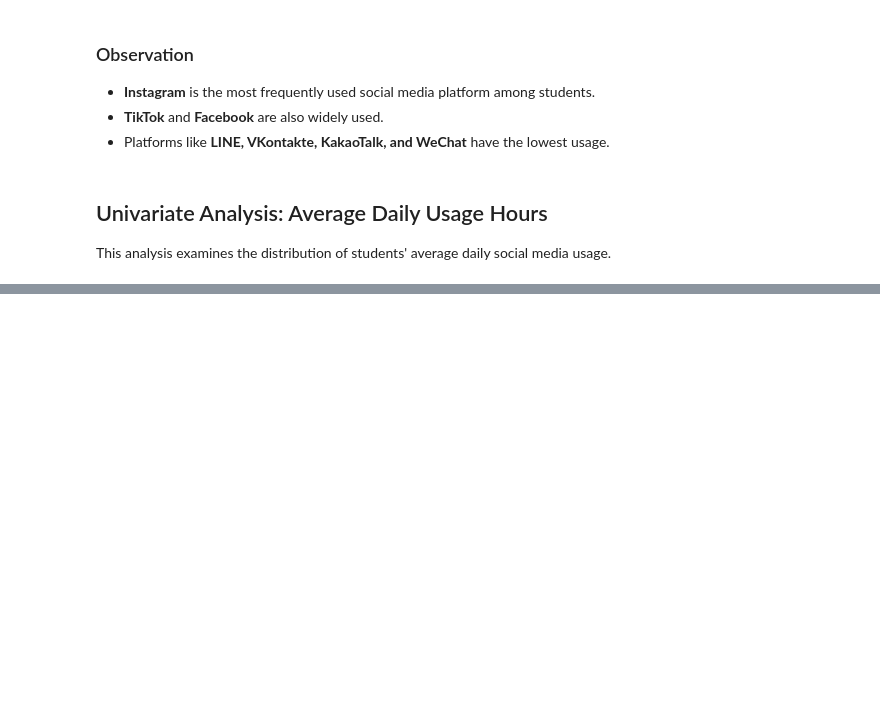
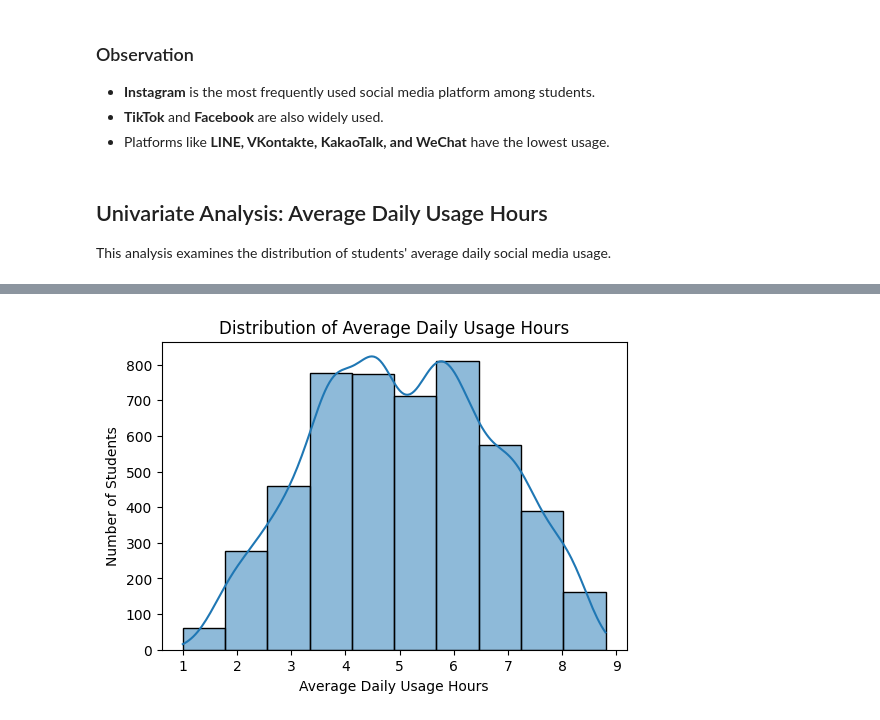
Before and after one commit to rutuu0228/Students_Mental_Health_Score_Prediction_sys, a Jupyter notebook: Notebooks/03_EDA.ipynb, the cells around one changed output, grey strips where cells are left out. Cells and saved outputs as stored; diff of their text form; code cells hidden in the pictures; blank space fills up the shorter version.

```diff
--- a/Notebooks/03_EDA.ipynb
+++ b/Notebooks/03_EDA.ipynb
@@ -316,0 +219,13 @@ dtype: int64
+# %%
+# Plot the distribution of average daily social media usage
+
+plt.figure(figsize=(6,4))
+sns.histplot(df['Avg_Daily_Usage_Hours'], bins=10, kde=True)
+
+plt.title("Distribution of Average Daily Usage Hours")
+plt.xlabel("Average Daily Usage Hours")
+plt.ylabel("Number of Students")
+
+plt.show()
+# %% [output]
+[figure, added]
```
Also changed, not shown: parts of 62 cells of this notebook.
